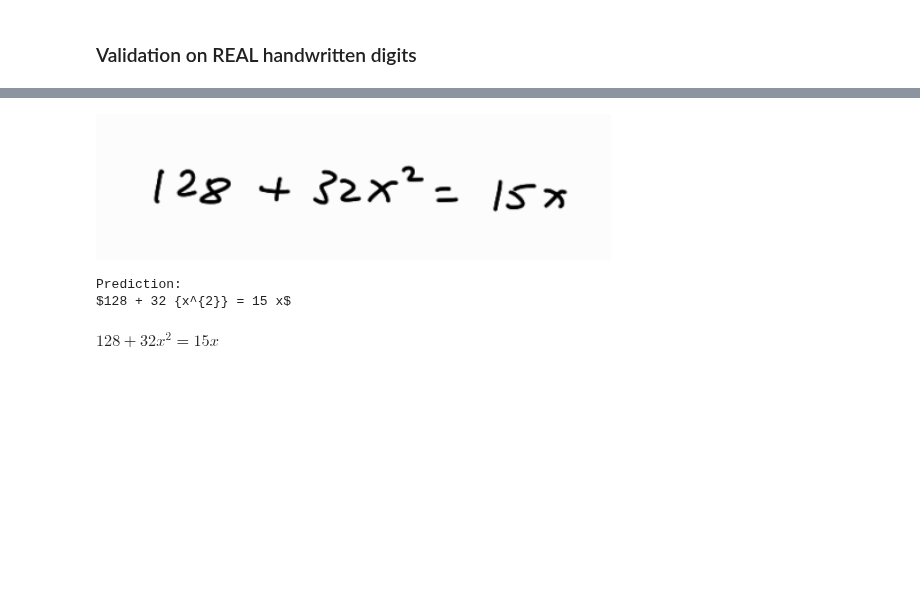
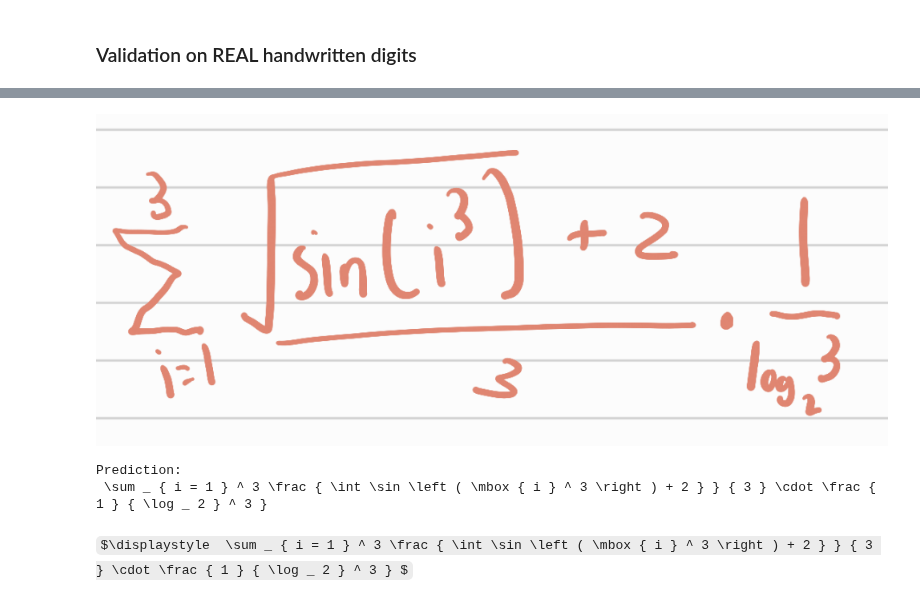
Before and after one commit to wz-ml/Math2LaTeX, a Jupyter notebook: scripts/TrOCR.ipynb, the cells around one changed output, grey strips where cells are left out. Drawn from its saved outputs; the diff is of its cells as text; code cells hidden in the pictures; some formulas as TeX source; blank space fills up the shorter version.

```diff
--- a/scripts/TrOCR.ipynb
+++ b/scripts/TrOCR.ipynb
@@ -544,20 +573,21 @@ processor = TrOCRProcessor.from_pretrained("../models/trocr-large-finetuned-math
 # %%
 import random
+
 # Accuracy so far: 3/8
-image = Image.open("../handwritten_val/q5.png").convert('RGB')
+image = Image.open("demo.png").convert('RGB')
 
 from IPython.display import display, Math, Latex
 # Show image
 display(image)
 
 pixel_values = processor(images = image, return_tensors="pt").pixel_values.to(device)
 out = model.generate(pixel_values, max_new_tokens = 256)
 print("Prediction:")
 pred = processor.decode(out[0], skip_special_tokens=True).replace("\\ ", "\\")
 print(pred)
 display(Math(pred))
 # %% [output]
-[figure, old version]
+[figure, new version]
 Prediction:
-$128 + 32 {x^{2}} = 15 x$
+ \sum _ { i = 1 } ^ 3 \frac { \int \sin \left ( \mbox { i } ^ 3 \right ) + 2 } } { 3 } \cdot \frac { 1 } { \log _ 2 } ^ 3 }
-$\displaystyle 128 + 32 {x^{2}} = 15 x$
+$\displaystyle  \sum _ { i = 1 } ^ 3 \frac { \int \sin \left ( \mbox { i } ^ 3 \right ) + 2 } } { 3 } \cdot \frac { 1 } { \log _ 2 } ^ 3 } $
```
Also changed, not shown: parts of 3 cells of this notebook, 1 other file.
